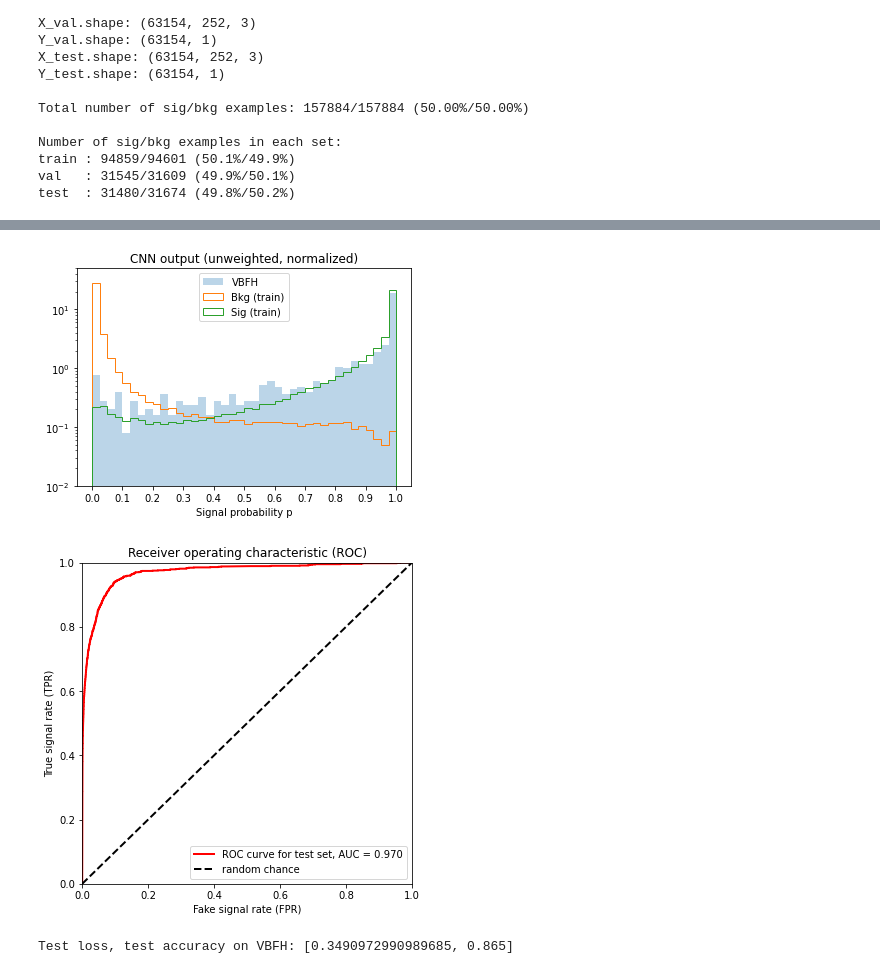
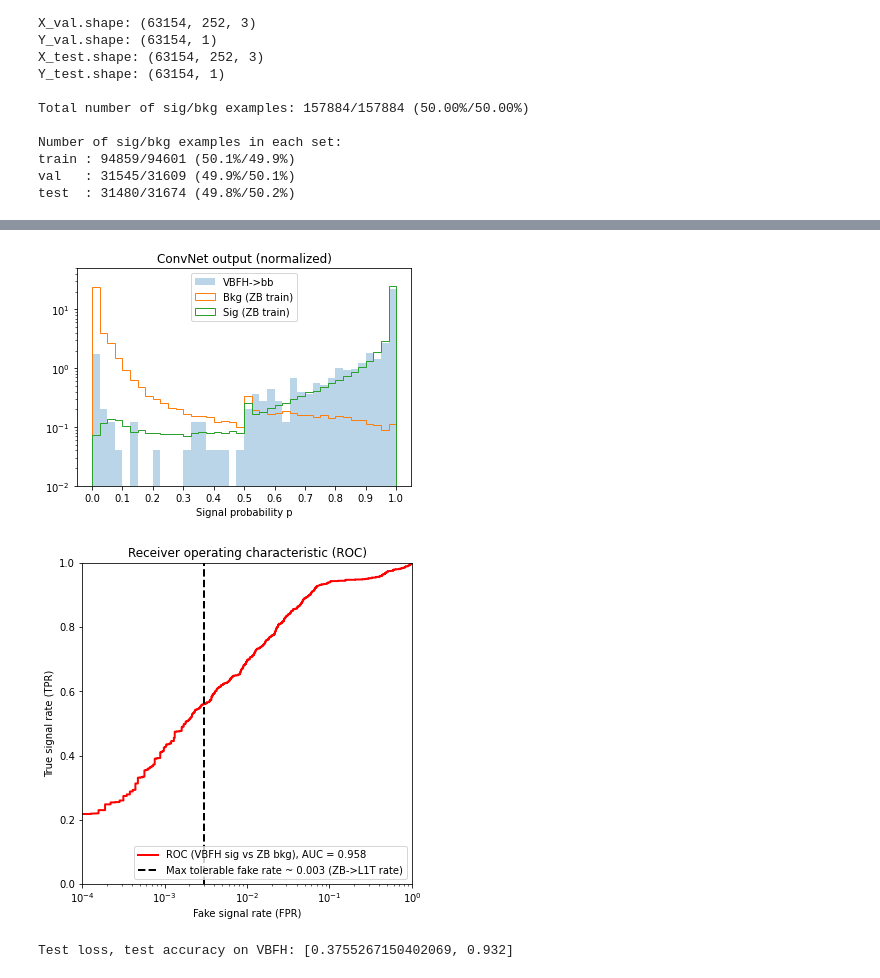
Before and after one commit to hftsoi/ML_CMSL1CaloTrigger, a Jupyter notebook: CNN_training.ipynb, the cells around one changed output, grey strips where cells are left out. Drawn from its saved outputs; the diff is of its cells as text; code cells hidden in the pictures.

Commit message:
Save a benchmark model, add comments and tidy up codes

```diff
--- a/CNN_training.ipynb
+++ b/CNN_training.ipynb
@@ -225,0 +228,12 @@ df_vbfh_reduced[:,:,2] = (df_vbfh_reduced[:,:,2] - ET_mean)/ET_std
+# %%
+#Split raw ZB data into two halves
+#First half for DIY signal to be used in training
+#Second half kept unchanged for background to be used in training
+df_zb_sig, df_zb_bkg = train_test_split(df_zb_reduced, test_size = 0.5, random_state = 123)
+# %%
+#DIY 'signal' events from ZB by randomly assigning high ET to one of the 252 Calo regions
+np.random.seed(0)
+region = np.random.randint(low = 0, high = 252, size = df_zb_sig.shape[0])
+ETvalue = np.random.randint(low = 20, high = 100, size = df_zb_sig.shape[0])
+for i in range(df_zb_sig.shape[0]):
+    df_zb_sig[i][region[i]][2] = ETvalue[i]
@@ -225,0 +281,8 @@ df_vbfh_reduced[:,:,2] = (df_vbfh_reduced[:,:,2] - ET_mean)/ET_std
+# %%
+#Tag signal with label 1 and background with label 0
+sig_tag = np.ones((df_zb_sig.shape[0], 1))
+bkg_tag = np.zeros((df_zb_bkg.shape[0], 1))
+
+#Combine signal and background into one training set
+X = np.concatenate((df_zb_sig, df_zb_bkg))
+Y = np.concatenate((sig_tag, bkg_tag))
@@ -341,7 +477,7 @@ model.compile(optimizer = 'adam', loss = 'binary_crossentropy', metrics = ['accu
 history = model.fit(X_train_reshaped, Y_train,
                     epochs = 5,
                     validation_data = (X_val_reshaped, Y_val),
-                    batch_size = 32)
+                    batch_size = 16)
 # %% [output]
 Train on 189460 samples, validate on 63154 samples
 Epoch 1/5
@@ -446,34 +593,36 @@ Test loss, test accuracy: [0.16837726813154782, 0.9356019]
 # %%
 #pyplot.hist(model.predict(X_test_bkg), density = 1, range = (0.0, 1.0), bins = 40, alpha = 0.3, label = 'Bkg (test)')
-plt.hist(model.predict(df_vbfh_reshaped), density = 1, range = (0.0, 1.0), bins = 40, alpha = 0.3, label = 'VBFH', log = True)
-plt.hist(model.predict(X_train_bkg), density = 1, range = (0.0, 1.0), bins = 40, label = 'Bkg (train)', histtype = 'step')
-plt.hist(model.predict(X_train_sig), density = 1, range = (0.0, 1.0), bins = 40, label = 'Sig (train)', histtype = 'step')
+plt.hist(model.predict(df_vbfh_reshaped), density = 1, range = (0.0, 1.0), bins = 40, alpha = 0.3, label = 'VBFH->bb', log = True)
+plt.hist(model.predict(X_train_bkg), density = 1, range = (0.0, 1.0), bins = 40, label = 'Bkg (ZB train)', histtype = 'step')
+plt.hist(model.predict(X_train_sig), density = 1, range = (0.0, 1.0), bins = 40, label = 'Sig (ZB train)', histtype = 'step')
 plt.legend(loc = 'upper center')
-plt.title('CNN output (unweighted, normalized)')
+plt.title('ConvNet output (normalized)')
 plt.xlabel('Signal probability p')
 plt.xticks(np.arange(0, 1.1, step = 0.1))
 plt.ylim(1e-2,5e1)
 plt.show()
 
 # Plot ROC
 plt.figure(figsize = (13,13))
 Y_mixed_predict = model.predict(X_mixed)
 fpr, tpr, thresholds = roc_curve(Y_mixed, Y_mixed_predict)
 roc_auc = auc(fpr, tpr)
 axes = plt.subplot(2, 2, 1)
-axes.plot(fpr, tpr, lw = 2, color = 'red', label = 'ROC curve for test set, AUC = %.3f' % (roc_auc))
-axes.plot([0, 1], [0, 1], linestyle = '--', lw = 2, color = 'black', label = 'random chance')
-axes.set_xlim([0, 1.0])
+axes.plot(fpr, tpr, lw = 2, color = 'red', label = 'ROC (VBFH sig vs ZB bkg), AUC = %.3f' % (roc_auc))
+#axes.plot([0, 1], [0, 1], linestyle = '--', lw = 2, color = 'black', label = 'random chance')
+axes.plot([0.003, 0.003], [0, 1], linestyle = '--', lw = 2, color = 'black', label = 'Max tolerable fake rate ~ 0.003 (ZB->L1T rate)')
+axes.set_xlim([0.0001, 1.0])
 axes.set_ylim([0, 1.0])
+axes.set_xscale(value = "log")
 axes.set_xlabel('Fake signal rate (FPR)')
 axes.set_ylabel('True signal rate (TPR)')
 axes.set_title('Receiver operating characteristic (ROC)')
 axes.legend(loc = "lower right")
 plt.show()
 
 results_vbfh = model.evaluate(df_vbfh_reshaped, Y_vbfh, verbose = 0, batch_size = 256)
 print("Test loss, test accuracy on VBFH:", results_vbfh)
 # %% [output]
-[figure, old version]
+[figure, new version]
-[figure, old version]
+[figure, new version]
-Test loss, test accuracy on VBFH: [0.3490972990989685, 0.865]
+Test loss, test accuracy on VBFH: [0.3755267150402069, 0.932]
```
Also changed, not shown: parts of 67 cells of this notebook, 4 other files.
